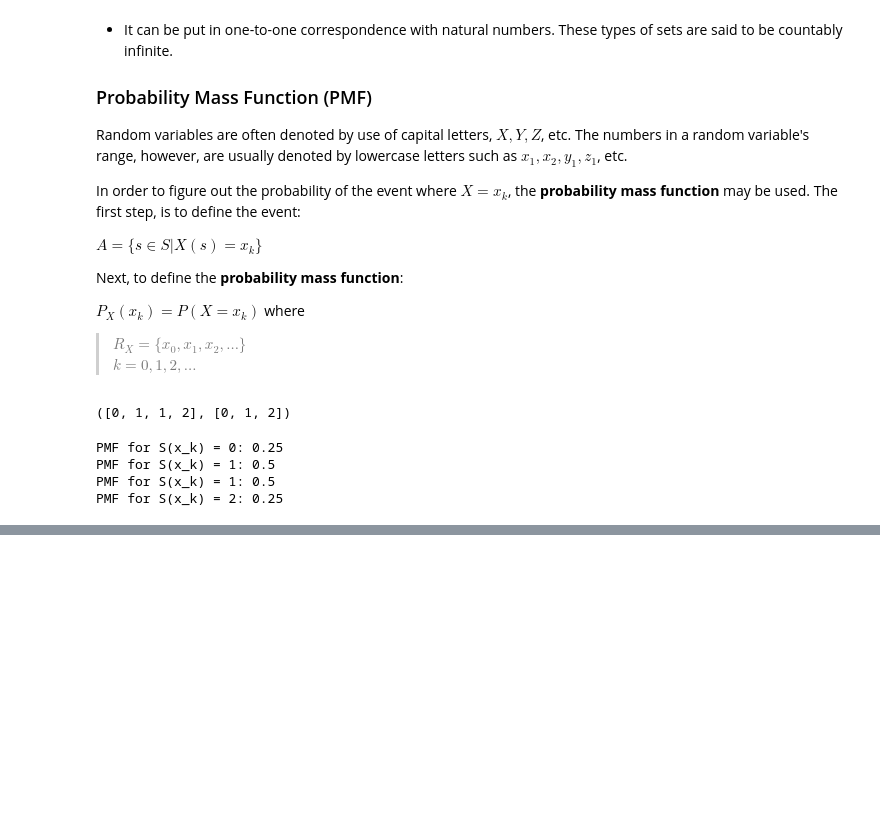
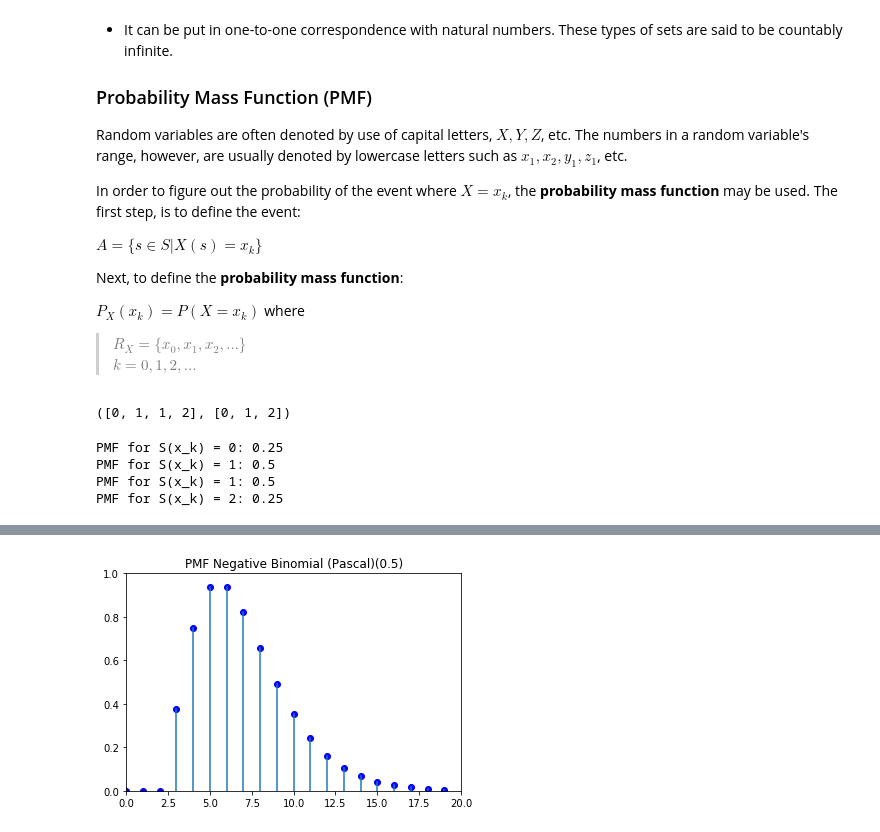
Before and after one commit to Casper-Smet/simulation-modelling, a Jupyter notebook: Notes/Discrete Random Variables.ipynb, the cells around one changed output, grey strips where cells are left out. Cells and saved outputs as stored; diff of their text form; code cells hidden in the pictures; blank space fills up the shorter version.

```diff
--- a/Notes/Discrete Random Variables.ipynb
+++ b/Notes/Discrete Random Variables.ipynb
@@ -80,0 +180,12 @@ The **probability mass function** is also called the **probability distribution*
+# %%
+def pascal(p=0.5, m=3, length=20):
+    chances = [(x, 0) for x in range(m)]
+    for k in range(m, length):
+        k_factorial = factorial(k)
+        chances.append((k, binomial_coef(k-1, m-1, n_fac=k_factorial) * p**m * (1-p)**(k-m)))
+    plot_distribution(chances, p, name="Negative Binomial (Pascal)")
+    return chances
+
+_ = pascal()
+# %% [output]
+[figure, added]
```
Also changed, not shown: parts of 11 cells of this notebook.
